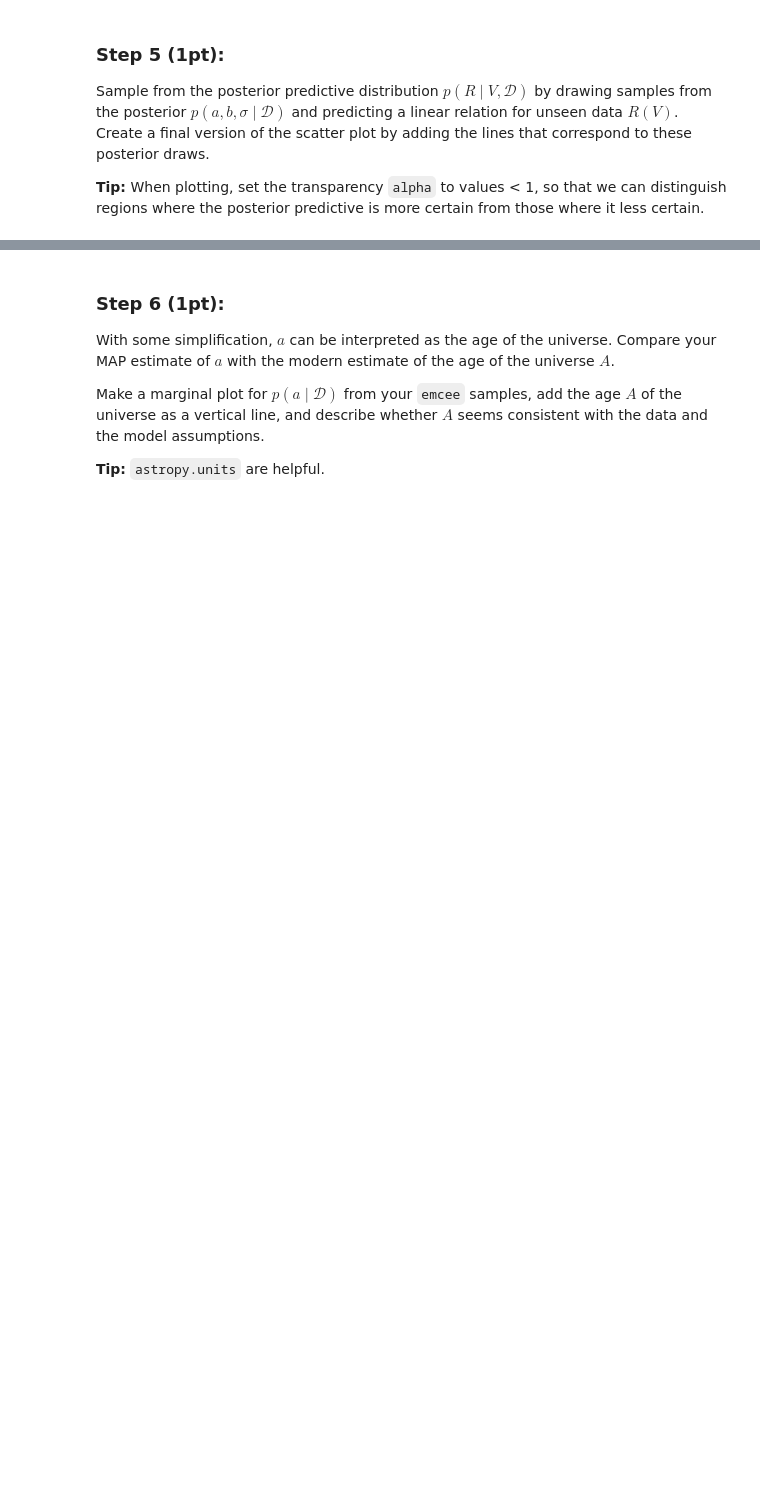
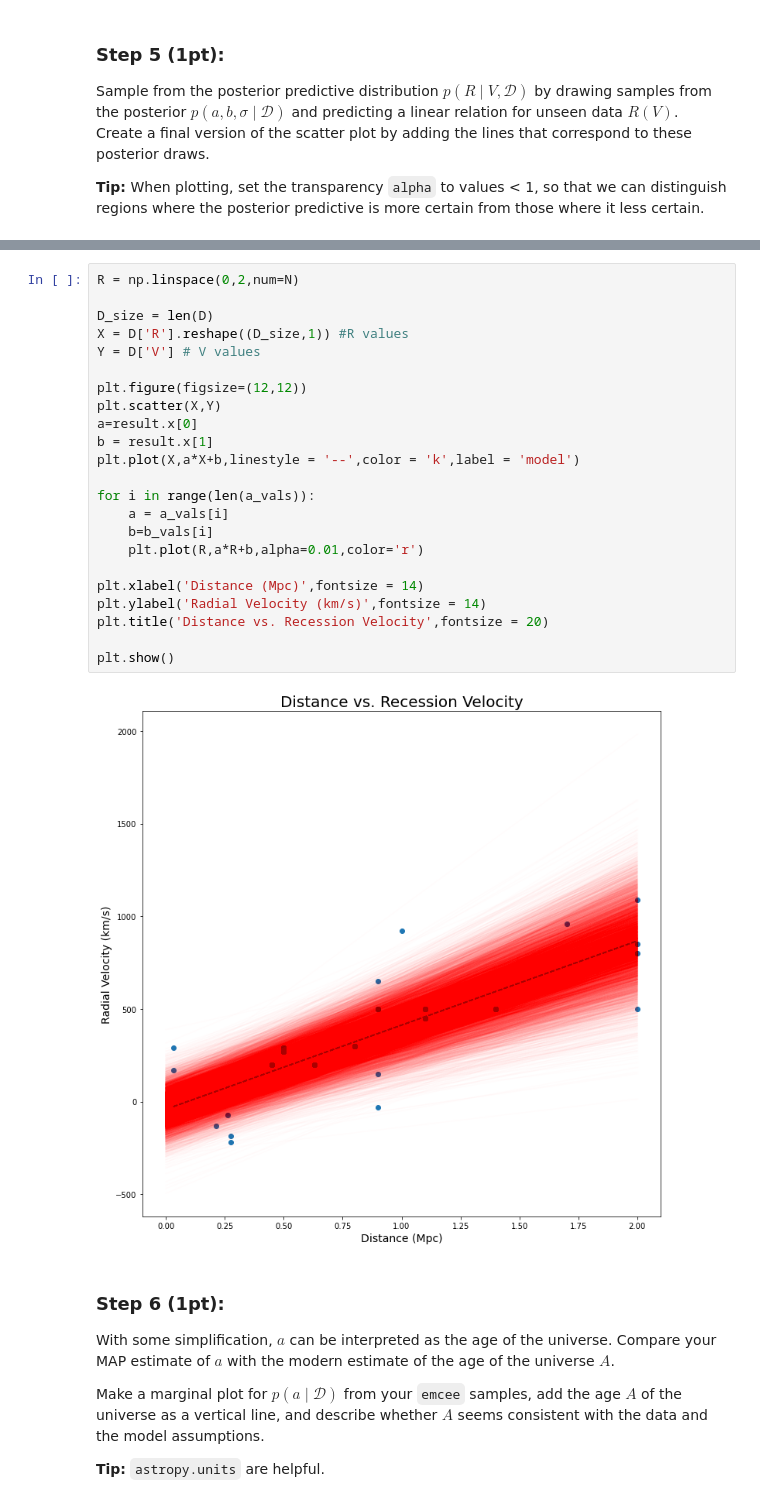
Before and after one commit to m4ese/astroResearchMethods, a Jupyter notebook: Assignment5.ipynb, the cells around one changed output, grey strips where cells are left out. Cells and saved outputs as stored; diff of their text form; blank space fills up the shorter version.

```diff
--- a/Assignment5.ipynb
+++ b/Assignment5.ipynb
@@ -463,3 +541,28 @@ Create a final version of the scatter plot by adding the lines that correspond t
+# %%
+R = np.linspace(0,2,num=N)
+
+D_size = len(D)
+X = D['R'].reshape((D_size,1)) #R values
+Y = D['V'] # V values
+
+plt.figure(figsize=(12,12))
+plt.scatter(X,Y)
+a=result.x[0]
+b = result.x[1]
+plt.plot(X,a*X+b,linestyle = '--',color = 'k',label = 'model')
+
+for i in range(len(a_vals)):
+    a = a_vals[i]
+    b=b_vals[i]
+    plt.plot(R,a*R+b,alpha=0.01,color='r')
+
+plt.xlabel('Distance (Mpc)',fontsize = 14)
+plt.ylabel('Radial Velocity (km/s)',fontsize = 14)
+plt.title('Distance vs. Recession Velocity',fontsize = 20)
+
+plt.show()
+# %% [output]
+[figure, added]
 # %% [markdown]
 ### Step 6 (1pt):
 
```
Also changed, not shown: parts of 21 cells of this notebook, 1 other file.
